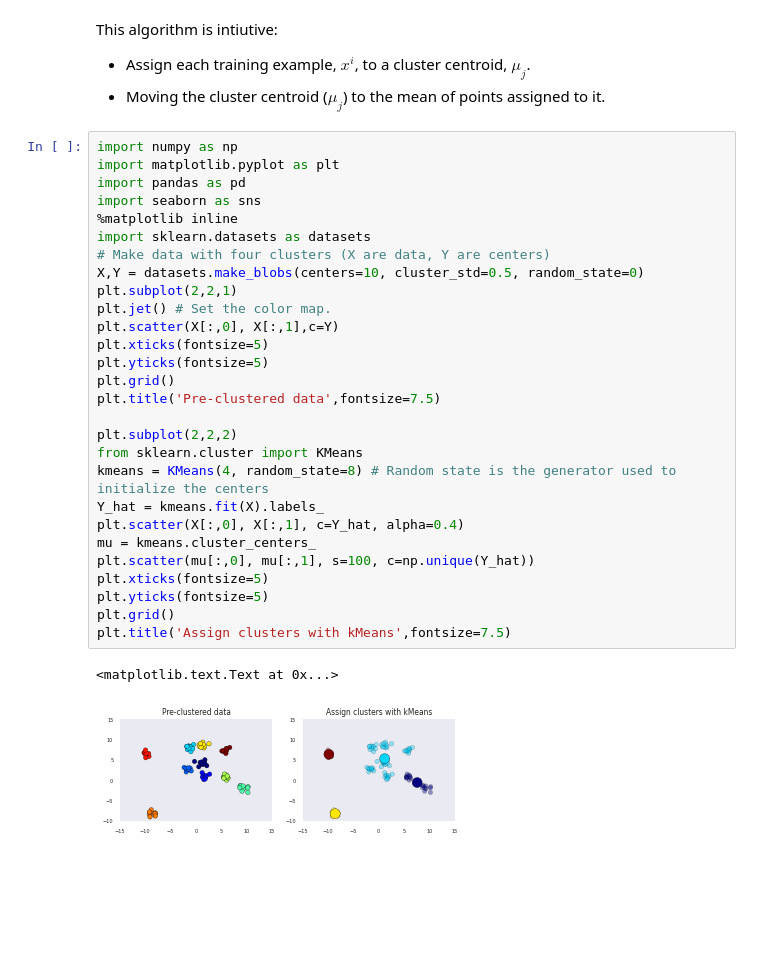
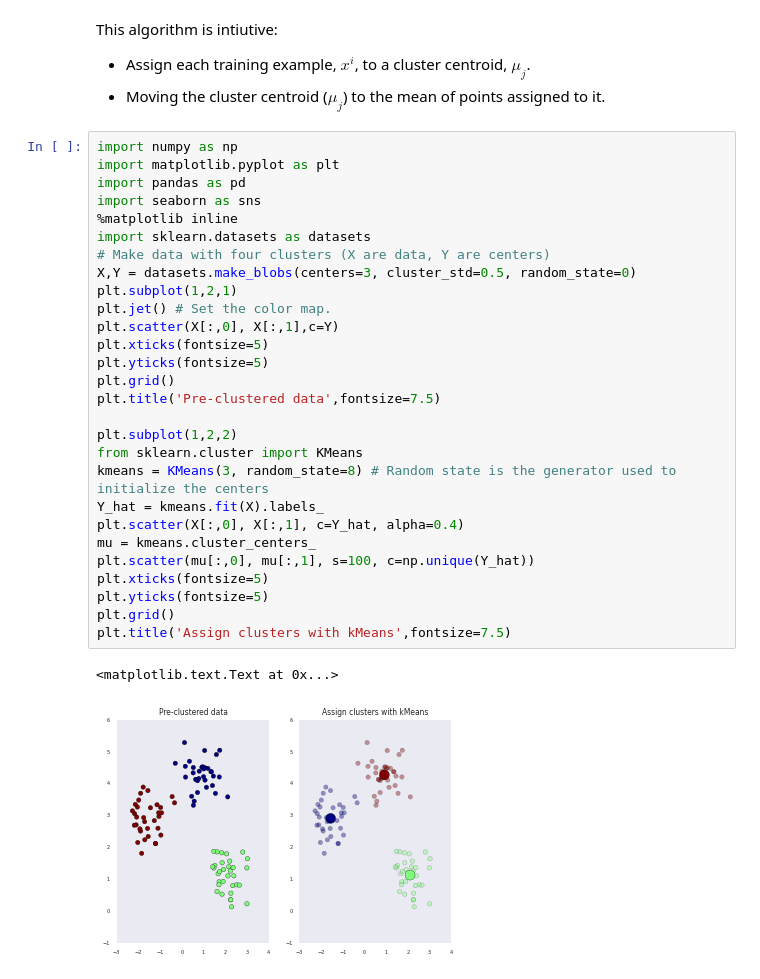
Before and after one commit to lmart999/CS229_ISL, a Jupyter notebook: Unsupervised learning.ipynb, the cells around one changed output. Saved outputs shown, nothing was run; the diff lists cells and outputs as text; blank space fills up the shorter version.

```diff
--- a/Unsupervised learning.ipynb
+++ b/Unsupervised learning.ipynb
@@ -55,31 +52,31 @@ This algorithm is intiutive:
 # %%
 import numpy as np
 import matplotlib.pyplot as plt
 import pandas as pd
 import seaborn as sns
 %matplotlib inline
 import sklearn.datasets as datasets
 # Make data with four clusters (X are data, Y are centers)
-X,Y = datasets.make_blobs(centers=10, cluster_std=0.5, random_state=0)
-plt.subplot(2,2,1)
+X,Y = datasets.make_blobs(centers=3, cluster_std=0.5, random_state=0)
+plt.subplot(1,2,1)
 plt.jet() # Set the color map.
 plt.scatter(X[:,0], X[:,1],c=Y)
 plt.xticks(fontsize=5)
 plt.yticks(fontsize=5)
 plt.grid()
 plt.title('Pre-clustered data',fontsize=7.5)
 
-plt.subplot(2,2,2)
+plt.subplot(1,2,2)
 from sklearn.cluster import KMeans
-kmeans = KMeans(4, random_state=8) # Random state is the generator used to initialize the centers
+kmeans = KMeans(3, random_state=8) # Random state is the generator used to initialize the centers
 Y_hat = kmeans.fit(X).labels_
 plt.scatter(X[:,0], X[:,1], c=Y_hat, alpha=0.4)
 mu = kmeans.cluster_centers_
 plt.scatter(mu[:,0], mu[:,1], s=100, c=np.unique(Y_hat))
 plt.xticks(fontsize=5)
 plt.yticks(fontsize=5)
 plt.grid()
 plt.title('Assign clusters with kMeans',fontsize=7.5)
 # %% [output]
 <matplotlib.text.Text at 0x...>
-[figure, old version]
+[figure, new version]
```
Also changed, not shown: parts of 16 cells of this notebook, 8 other files.
